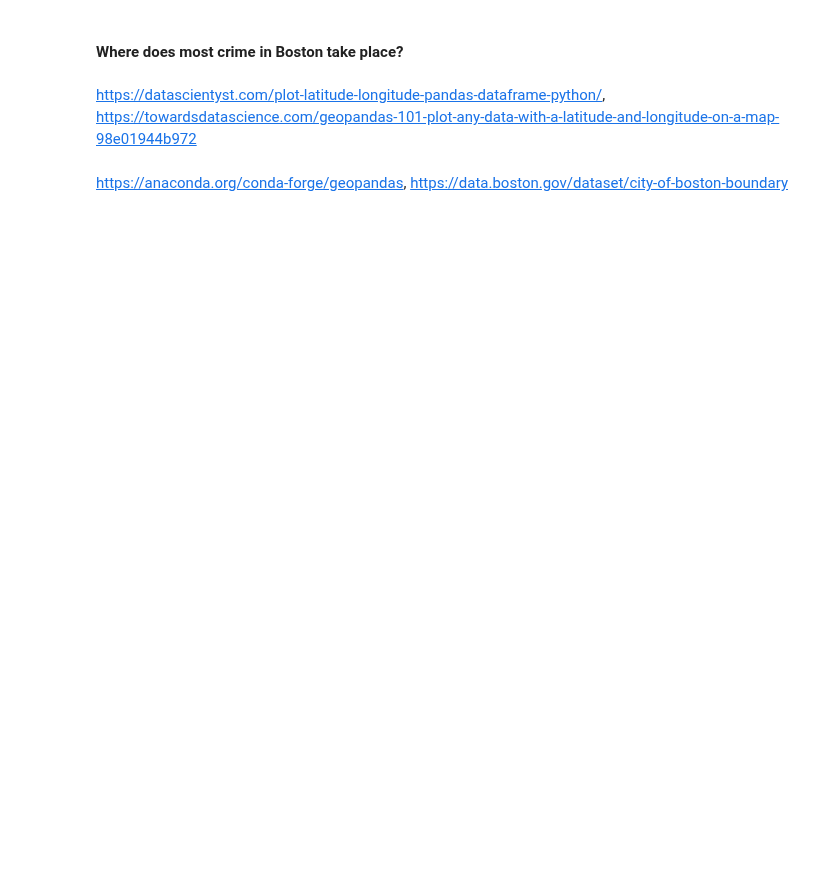
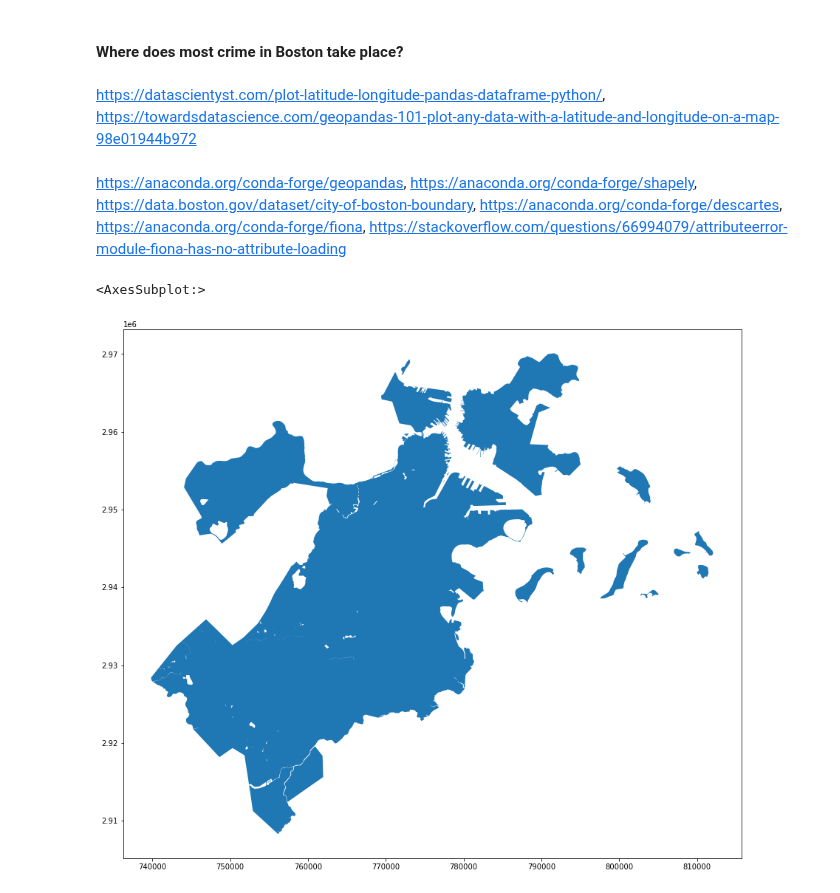
Before and after one commit to aemerson2024/data-science-2022F, a Jupyter notebook: unit3/Boston Crimes/project3 - boston crime.ipynb, the cells around one changed output. Saved outputs shown, nothing was run; the diff lists cells and outputs as text; code cells hidden in the pictures; blank space fills up the shorter version.

```diff
--- a/unit3/Boston Crimes/project3 - boston crime.ipynb
+++ b/unit3/Boston Crimes/project3 - boston crime.ipynb
@@ -264,4 +278,4 @@ sns.lineplot(data=crime_date_no_total)
 # %% [markdown]
 https://datascientyst.com/plot-latitude-longitude-pandas-dataframe-python/, https://towardsdatascience.com/geopandas-101-plot-any-data-with-a-latitude-and-longitude-on-a-map-98e01944b972
 # %% [markdown]
-https://anaconda.org/conda-forge/geopandas, https://data.boston.gov/dataset/city-of-boston-boundary
+https://anaconda.org/conda-forge/geopandas, https://anaconda.org/conda-forge/shapely, https://data.boston.gov/dataset/city-of-boston-boundary, https://anaconda.org/conda-forge/descartes, https://anaconda.org/conda-forge/fiona, https://stackoverflow.com/questions/66994079/attributeerror-module-fiona-has-no-attribute-loading
@@ -269,0 +282,7 @@ boston_map = gpd.fileread()
+# %%
+boston_map = gpd.read_file('https://bostonopendata-boston.opendata.arcgis.com/datasets/boston::city-of-boston-boundary.zip?outSR=%7B%22latestWkid%22%3A2249%2C%22wkid%22%3A102686%7D')
+fig,ax = plt.subplots(figsize = (15,15))
+boston_map.plot(ax=ax)
+# %% [output]
+<AxesSubplot:>
+[figure, added]
```
Also changed, not shown: parts of 28 cells of this notebook.
